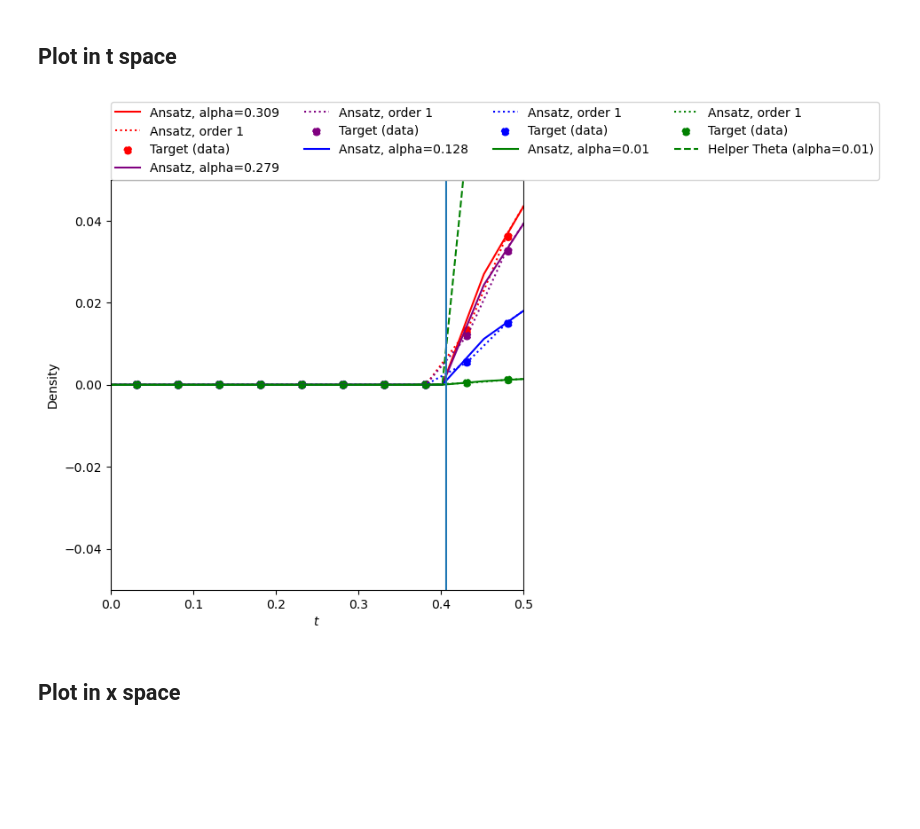
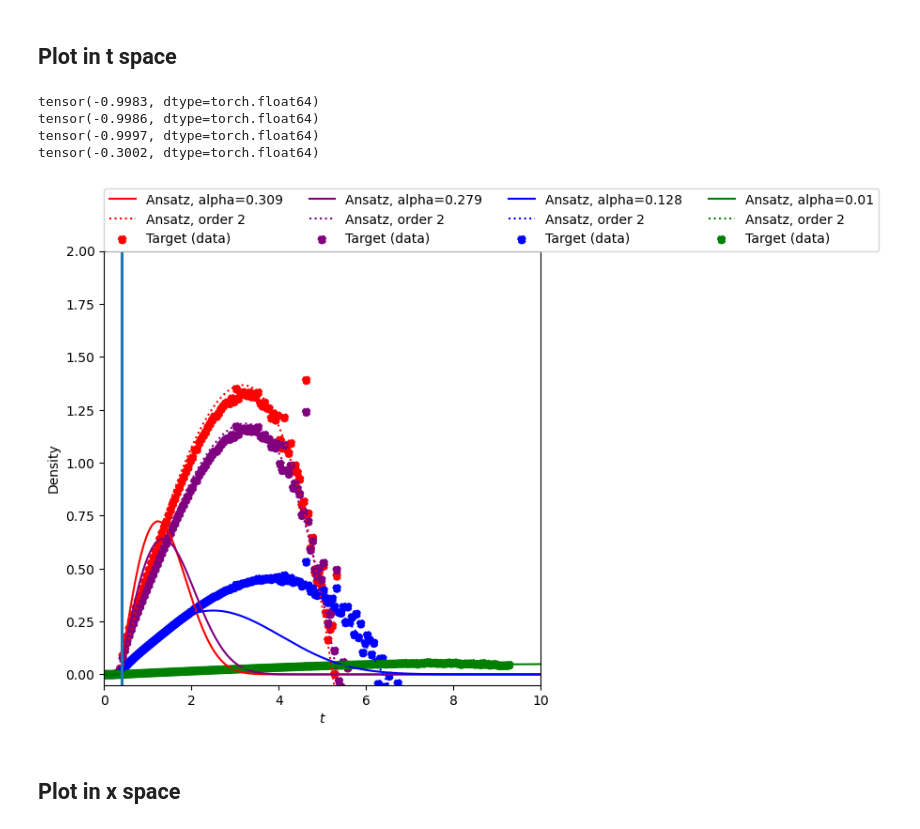
Before and after one commit to rikab/RDF, a Jupyter notebook: numeric/plot_results.ipynb, the cells around one changed output. Cells and saved outputs as stored; diff of their text form; code cells hidden in the pictures; blank space fills up the shorter version.

Commit message:
quadrature errors

```diff
--- a/numeric/plot_results.ipynb
+++ b/numeric/plot_results.ipynb
@@ -120,6 +120,9 @@ colors = ["red", "purple", "blue", "green"]
 # %% [markdown]
 ## Plot in t space
 # %%
+
+theta_log[-1][0, 0] = 0.432
+
 
 plt.figure(figsize = (6,6))
 for i, alpha in enumerate([0.309, 0.279, 0.128, 0.01]):
@@ -142,39 +145,47 @@ for i, alpha in enumerate([0.309, 0.279, 0.128, 0.01]):
     plt.plot(t_bin_centers.detach().cpu().numpy(),batch_ansatz.detach().cpu().numpy(),label=f"Ansatz, order {order_to_match}",color=colors[i],linestyle="dotted")
 
 
 
 
     if run_toy:
         # plot all-orders solution
         plt.plot(t_bin_centers.detach().cpu().numpy(),get_pdf_toy( alpha_tensor, distribution, t_bin_centers, -1, device).detach() .cpu().numpy(), label="Target (exact)",color=colors[i],linestyle="dashed",)
         # plot-fixed order target
         plt.scatter(  t_bin_centers.detach().cpu().numpy(),get_pdf_toy( alpha_tensor, distribution, t_bin_centers, order_to_match,  device ).detach().cpu()  .numpy(),label=f"Target (order $\\alpha^{order_to_match}$)",color=colors[i],s=0.8,)
 
     else:
         # plot histogram
         loc_data, loc_err = data_dict[alpha]
-        #plt.errorbar(t_bin_centers.detach().cpu().numpy(), loc_data.detach().cpu().numpy().reshape(-1,), yerr = loc_err.detach().cpu().numpy().reshape(-1,),  label="Target (data)",  color=colors[i],linestyle="dashed",)
-        plt.scatter(t_bin_centers.detach().cpu().numpy(), loc_data.detach().cpu().numpy().reshape(-1,),  label="Target (data)",  color=colors[i],linestyle="dashed",)
+        plt.errorbar(t_bin_centers.detach().cpu().numpy(), loc_data.detach().cpu().numpy().reshape(-1,), yerr=loc_err.detach().cpu().numpy().reshape(-1,),  label="Target (data)",  color=colors[i],linestyle="dashed", alpha = 0.25,)
 
+    # print integral
+    print(torch.trapz(q(t_bin_centers, alpha_tensor, torch.tensor(g_coeffs_log[-1], device=device), torch.tensor(theta_log[-1], device=device), mstar, device), t_bin_centers))
 
 def helper_theta(x, x0, temperature=250):
     #return torch.where(x >= 0, 1.0, 0.0)
     return torch.sigmoid(temperature * (x - x0))
 
 
-plt.plot(tt.detach().cpu().numpy(), 0.1 * helper_theta(tt, theta_log[-1][0]), label=f"Helper Theta (alpha={alpha})", color=colors[i], linestyle="dashed")
+# plt.plot(tt.detach().cpu().numpy(), 0.1 * helper_theta(tt, theta_log[-1][0]), label=f"Helper Theta (alpha={alpha})", color=colors[i], linestyle="dashed")
 
 plt.legend(loc = (0, 1), ncol = 4)
 plt.xlabel("$t$")
 plt.ylabel("Density")
-plt.xlim(0, 0.5)
-plt.ylim(-0.05,0.05)
+# plt.xlim(0, 2)
+# plt.ylim(-0.05,0.05)
+plt.xlim(0,10)
+plt.ylim(-0.05,2)
 plt.axvline(np.log(1/0.666))
+plt.axvline(theta_log[-1][0].item())
 plt.savefig(f"figures/{outfile_name}_results_nice_tspace.png", bbox_inches = "tight")
 
 plt.show()
 # %% [output]
+tensor(-0.9983, dtype=torch.float64)
+tensor(-0.9986, dtype=torch.float64)
+tensor(-0.9997, dtype=torch.float64)
+tensor(-0.3002, dtype=torch.float64)
-[figure, old version]
+[figure, new version]
 # %% [markdown]
 ## Plot in x space
 # %%
```
Also changed, not shown: parts of 4 cells of this notebook, 6 other files.
